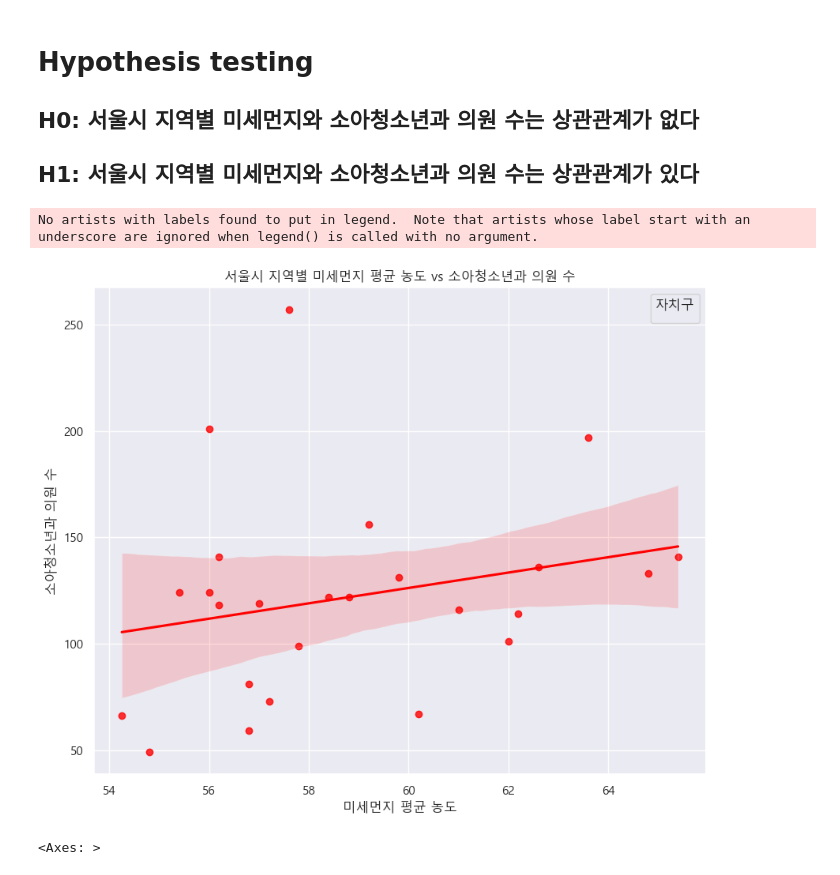
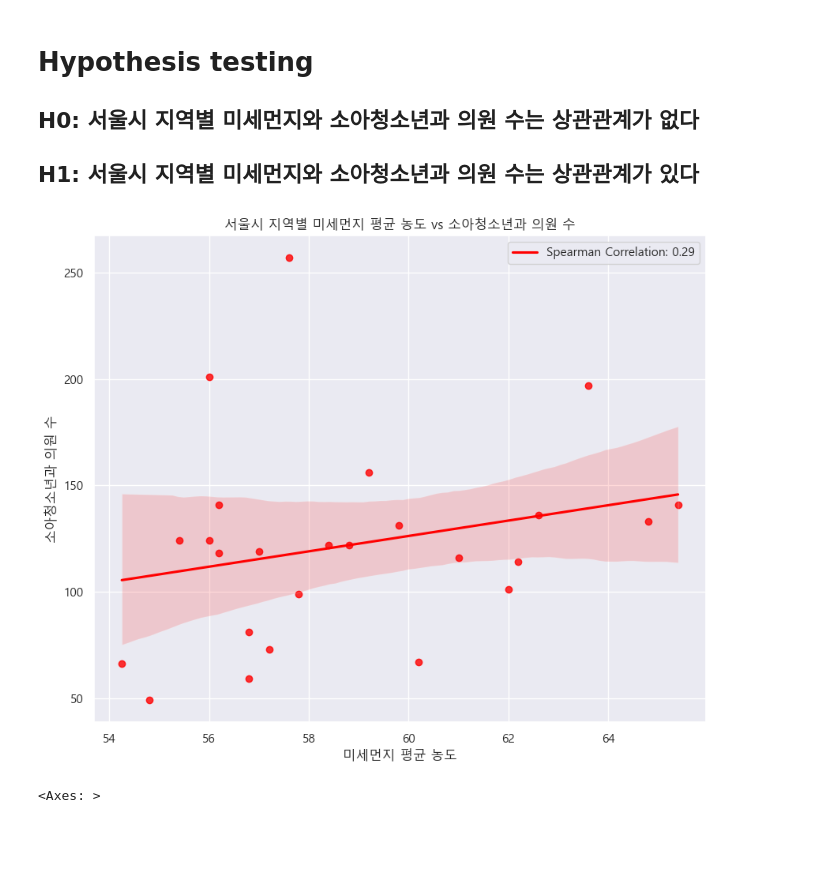
Before and after one commit to 2023SDA/medical-facility-location, a Jupyter notebook: preprocessing_and_finedust.ipynb, the cells around one changed output. Drawn from its saved outputs; the diff is of its cells as text; code cells hidden in the pictures; blank space fills up the shorter version.

Commit message:
병원, 의원, 미세먼지 데이터 preprocessing & EDA

```diff
--- a/preprocessing_and_finedust.ipynb
+++ b/preprocessing_and_finedust.ipynb
@@ -335,15 +344,19 @@ SignificanceResult(statistic=-0.08884556573106817, pvalue=0.6727900688799668)
 ## H0: 서울시 지역별 미세먼지와 소아청소년과 의원 수는 상관관계가 없다
 ## H1: 서울시 지역별 미세먼지와 소아청소년과 의원 수는 상관관계가 있다
 # %%
+x = df['평균 미세먼지 농도']
+y = df['소아청소년과 의원 수']
+
+correlation, _ = spearmanr(x, y)
 plt.figure(figsize=(10, 8))
-sns.regplot(data=df, x='평균 미세먼지 농도', y='소아청소년과 의원 수', color='red')
+sns.regplot(x=x, y=y, color='red', scatter_kws={'color': 'red'}, line_kws={'label': f'Spearman Correlation: {correlation:.2f}'})
 plt.title('서울시 지역별 미세먼지 평균 농도 vs 소아청소년과 의원 수')
 plt.xlabel('미세먼지 평균 농도')
 plt.ylabel('소아청소년과 의원 수')
+plt.legend()
 plt.show()
 # %% [output]
-No artists with labels found to put in legend.  Note that artists whose label start with an underscore are ignored when legend() is called with no argument.
-[figure, old version]
+[figure, new version]
 # %%
 sns.heatmap(df[['평균 미세먼지 농도', '소아청소년과 의원 수']].corr(), annot=True, cmap='Reds', fmt='.4f')
 # %% [output]
```
Also changed, not shown: parts of 13 cells of this notebook.
